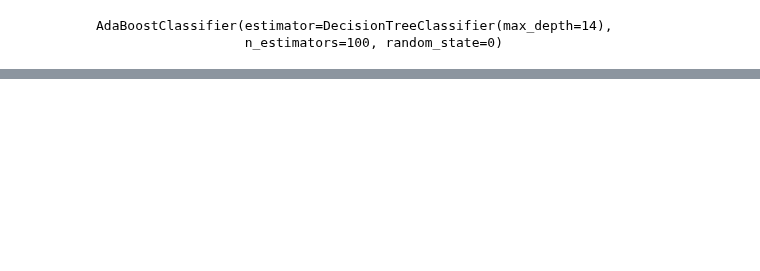
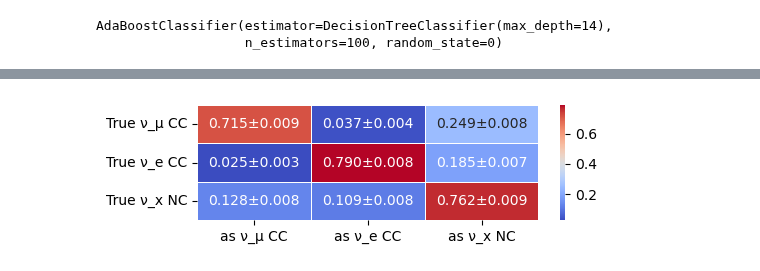
Before and after one commit to mohummudh/neutrinos-dune, a Jupyter notebook: andrew/6bdt_eventclassNEW/BDTEventClass-Copy1.ipynb, the cells around one changed output, grey strips where cells are left out. Cells and saved outputs as stored; diff of their text form; code cells hidden in the pictures; blank space fills up the shorter version.

```diff
--- a/andrew/6bdt_eventclassNEW/BDTEventClass-Copy1.ipynb
+++ b/andrew/6bdt_eventclassNEW/BDTEventClass-Copy1.ipynb
@@ -618,3 +626,19 @@ print(errors_matrix)
+# %%
+variable_names1 = ['as ν_μ CC', 'as ν_e CC', 'as ν_x NC']
+variable_names2 = ['True ν_μ CC', 'True ν_e CC', 'True ν_x NC']
+
+annot_arr = np.array([['0.715±0.009','0.037±0.004', '0.249±0.008'],
+                      ['0.025±0.003','0.790±0.008', '0.185±0.007'],
+                      ['0.128±0.008','0.109±0.008', '0.762±0.009']], dtype = str)
+
+plt.figure(figsize = (5.5,1.5))
+heatmap = sns.heatmap(conf_matrix_decimals, annot=annot_arr, cmap='coolwarm', fmt="s", linewidths=.5, square=False)
+heatmap.set_xticklabels(variable_names1, rotation=0)
+heatmap.set_yticklabels(variable_names2, rotation=0)
+#plt.title("Confusion Matrix")±±±±±
+plt.show()
+# %% [output]
+[figure, added]
 # %%
 TIT = cls_1_f
 SIT = cls_0_f
```
Also changed, not shown: parts of 38 cells of this notebook, 3 other files.
